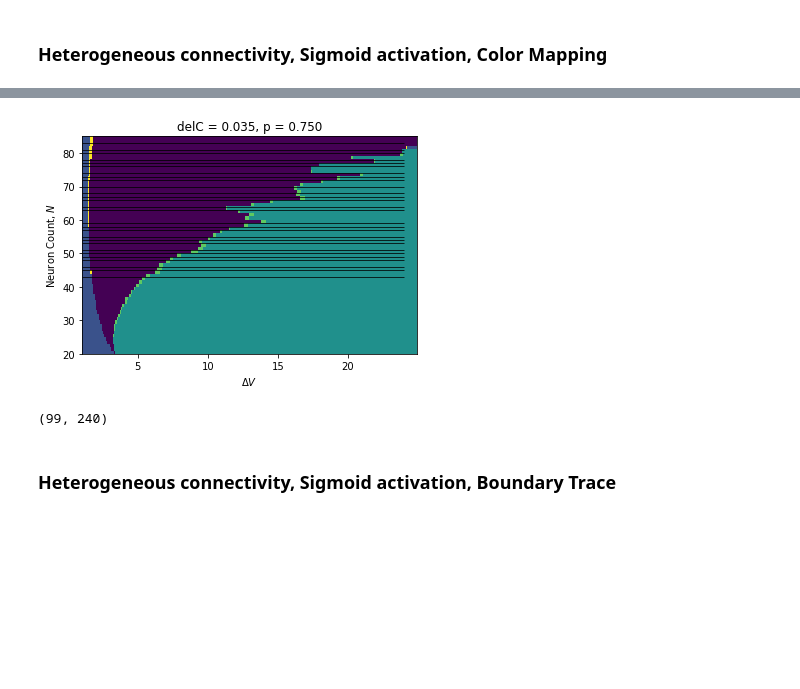
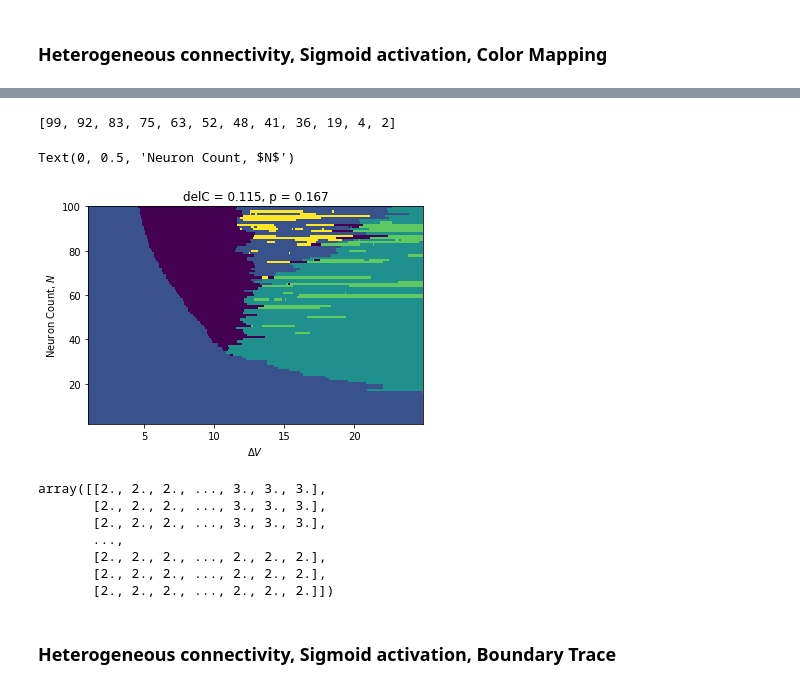
Before and after one commit to mbibireata/Networks, a Jupyter notebook: Rhythmogenesis.ipynb, the cells around one changed output, grey strips where cells are left out. Saved outputs shown, nothing was run; the diff lists cells and outputs as text; code cells hidden in the pictures; blank space fills up the shorter version.

```diff
--- a/Rhythmogenesis.ipynb
+++ b/Rhythmogenesis.ipynb
@@ -968,7 +1011,7 @@ network = Network(M, l, params)
 C,V,f = network.simdyn(network.M, network.l, network.params, connectivity="mean field", activation="step")
 # %%
 # Setup simulation parameters
-n = 80
+n = 100
 p = 1
 M = getRandomConnectivity(n, p)
 l = matrixOfEdges(M, n)
@@ -989,7 +1032,7 @@ C0=18 #18
 
 delV= 7. #1.
 delVmin = delV/3 #delV/3
-delC= 0.015 #0.01
+delC= 0.025 #0.01
 r_1= 70#*99/(n-1)#Max Firing rate is r_1 + r_0 70
 r_0 = 5#*99/(n-1) #Min firing rate 5
 
@@ -1047,7 +1090,7 @@ Phase Diagrams for network dynamics exist in two flavors:
 ### Heterogeneous connectivity, Sigmoid activation, Color Mapping
 # %%
 n = 100
-p = 3/4
+p = 1/6
 M = getRandomConnectivity(n, p)
 l = matrixOfEdges(M, n)
 # %%
@@ -1072,12 +1115,12 @@ C0=18 #18
 
 delV= 1. #1.
 delVmin = delV/3 #delV/3
-delC= 0.035 #0.03
+delC= 0.115 #0.035
 r_1= 70*99/(n-1)#Max Firing rate is r_1 + r_0 70
 r_0 = 5*99/(n-1) #Min firing rate 5
 
-g_v = 5
-g_c = 5
+g_v = 3 #5
+g_c = 3 #5
 
 params = np.zeros(15)
 
@@ -1159,21 +1202,32 @@ for i in range(n-1):
+# %%
+kcore_transition
+# %% [output]
+[99, 92, 83, 75, 63, 52, 48, 41, 36, 19, 4, 2]
 # %%
 cmap = plt.cm.viridis
 data = np.flip(phase, axis=0)
 norm = plt.Normalize(vmin = data.min(), vmax = data.max())
-img = cmap(norm(data[15:80]))
+img = cmap(norm(data))
 #imshow(img, aspect='auto', extent=[V_space[0],V_space[-1],n_space[0],n_space[-1]])
-imshow(img, aspect='auto', extent=[V_space[0],V_space[-1],20,85])
+imshow(img, aspect='auto', extent=[V_space[0],V_space[-1],n_space[0],n_space[-1]])
 plt.title("delC = {:.3f}, p = {:.3f}".format(delC, p))
-plt.hlines(np.array(kcore_transition[12:40]), 1, 24, linestyles='solid', linewidths=0.75, colors='k')
+#plt.hlines(np.array(kcore_transition), 1, 24, linestyles='solid', linewidths=0.75, colors='k')
 xlabel(r"$\Delta V$")
 ylabel(r"Neuron Count, $N$")
-plt.savefig("paper_figures/full_space_kcores2_re.png".format("03"),dpi=400)
+#plt.savefig("paper_figures/full_space_p_0167.png",dpi=400)
 # %% [output]
+Text(0, 0.5, 'Neuron Count, $N$')
-[figure, old version]
+[figure, new version]
 # %%
-data.shape
+data
 # %% [output]
-(99, 240)
+array([[2., 2., 2., ..., 3., 3., 3.],
+       [2., 2., 2., ..., 3., 3., 3.],
+       [2., 2., 2., ..., 3., 3., 3.],
+       ...,
+       [2., 2., 2., ..., 2., 2., 2.],
+       [2., 2., 2., ..., 2., 2., 2.],
+       [2., 2., 2., ..., 2., 2., 2.]])
 # %% [markdown]
 ### Heterogeneous connectivity, Sigmoid activation, Boundary Trace
 # %%
```
Also changed, not shown: parts of 5 cells of this notebook.
